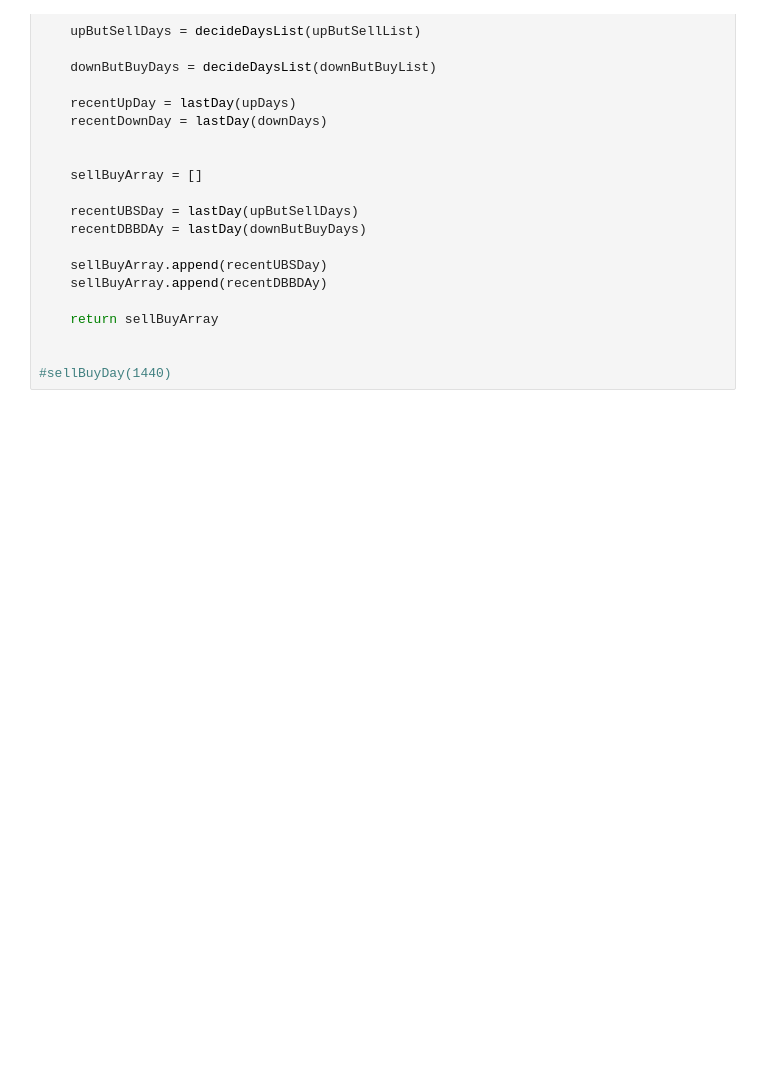
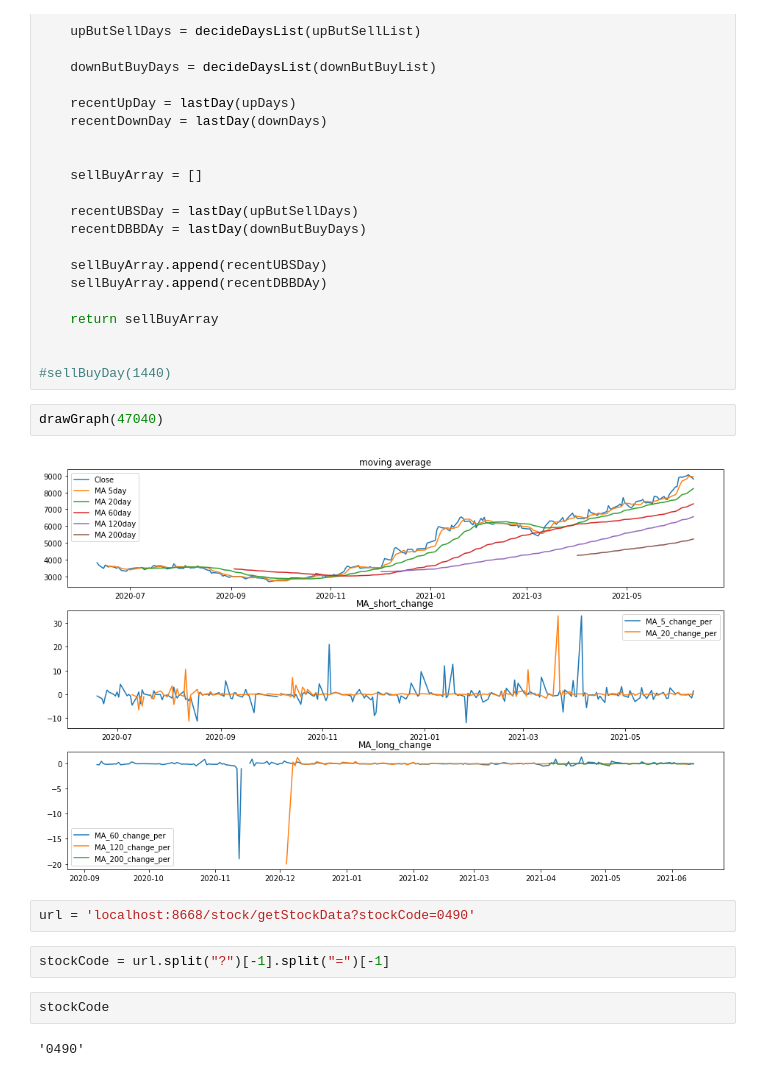
Before and after one commit to km1031kim/python, a Jupyter notebook: kopoStockModel/stockModel.ipynb, the cells around one changed output. Cells and saved outputs as stored; diff of their text form; blank space fills up the shorter version.

```diff
--- a/kopoStockModel/stockModel.ipynb
+++ b/kopoStockModel/stockModel.ipynb
@@ -391,4 +391,16 @@ def sellBuyDay(stockCode):
 
 
 #sellBuyDay(1440)
+# %%
+drawGraph(47040)
+# %% [output]
+[figure, added]
+# %%
+url = 'localhost:8668/stock/getStockData?stockCode=0490'
+# %%
+stockCode = url.split("?")[-1].split("=")[-1]
+# %%
+stockCode
+# %% [output]
+'0490'
 # %%
```
Also changed, not shown: parts of 10 cells of this notebook.
